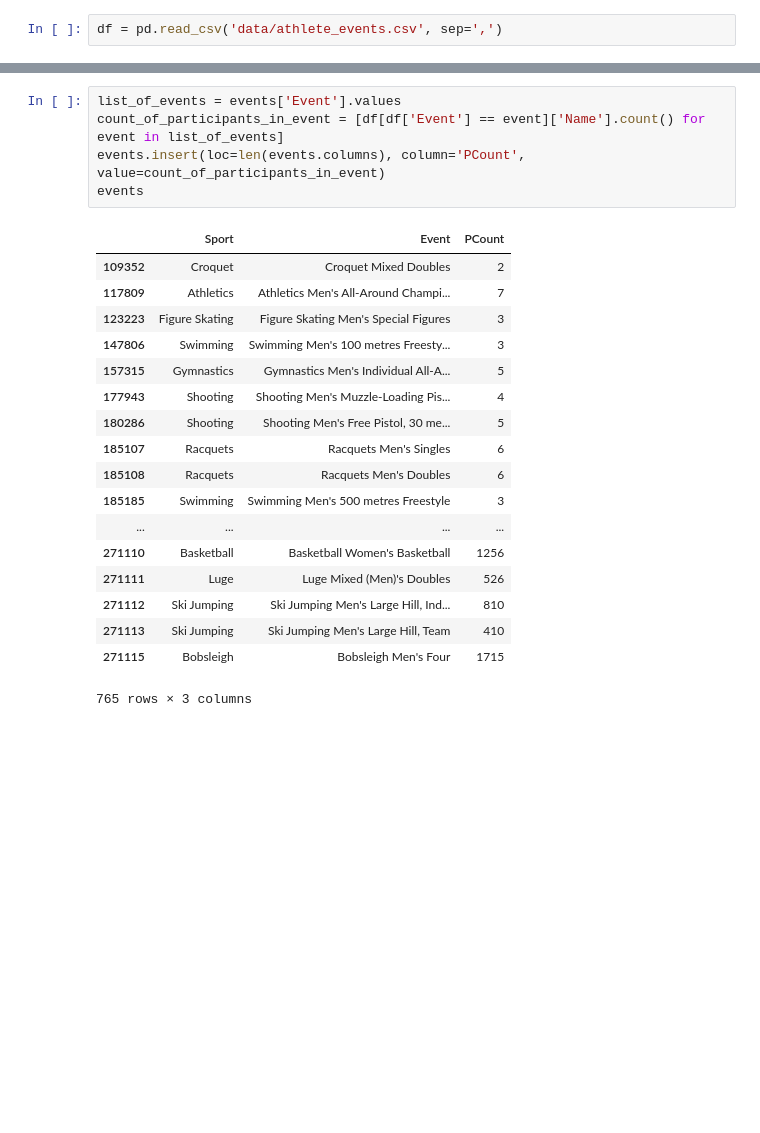
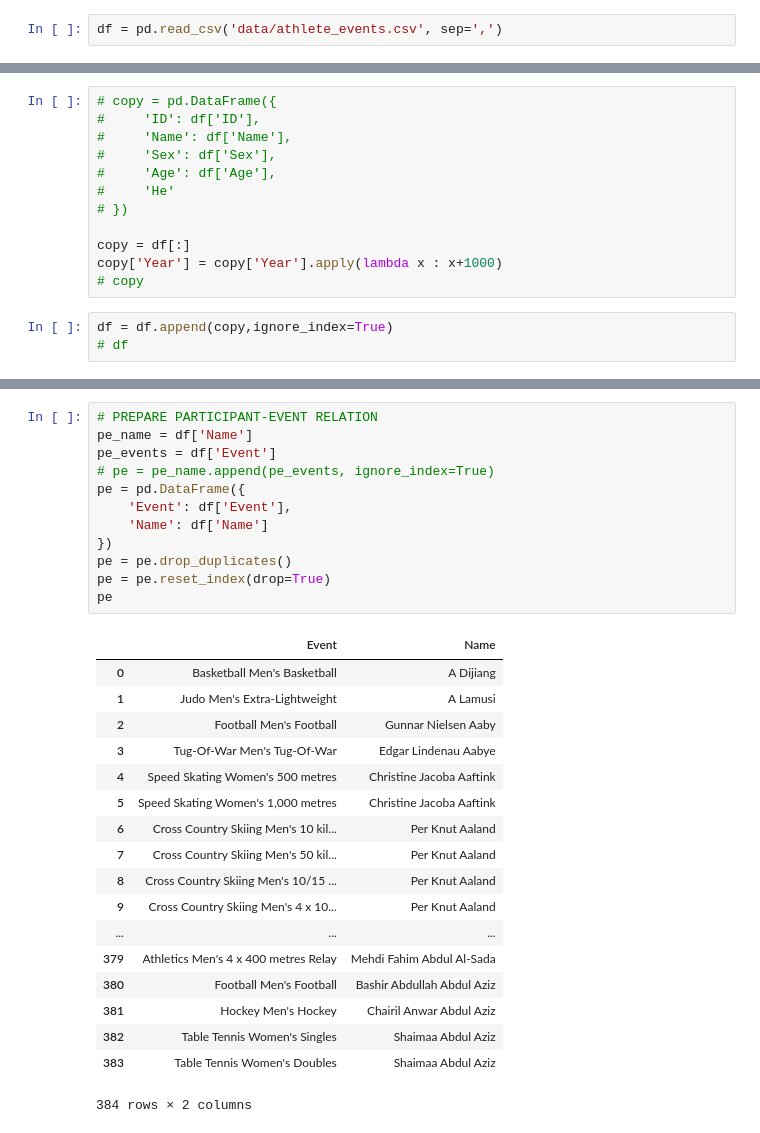
Before and after one commit to Ermako27/data_base, a Jupyter notebook: lab1/try_pandas.ipynb, the cells around one changed output, grey strips where cells are left out. Cells and saved outputs as stored; diff of their text form; blank space fills up the shorter version.

```diff
--- a/lab1/try_pandas.ipynb
+++ b/lab1/try_pandas.ipynb
@@ -27,3 +11,18 @@ df[:20]
+# %%
+# copy = pd.DataFrame({
+#     'ID': df['ID'],
+#     'Name': df['Name'],
+#     'Sex': df['Sex'],
+#     'Age': df['Age'],
+#     'He'
+# })
+
+copy = df[:]
+copy['Year'] = copy['Year'].apply(lambda x : x+1000)
+# copy
+# %%
+df = df.append(copy,ignore_index=True)
+# df
 # %%
 # PARTICIPANTS TABLE PREPARE
 participants = df.loc[:, 'Name':'Team'] # взять часть столбцов из таблицы (срез по столбцам)
@@ -118,24 +63,31 @@ events
-# %%
-list_of_events = events['Event'].values
-count_of_participants_in_event = [df[df['Event'] == event]['Name'].count() for event in list_of_events]
-events.insert(loc=len(events.columns), column='PCount', value=count_of_participants_in_event)
-events
-# %% [output]
-|  | Sport | Event | PCount |
-| 109352 | Croquet | Croquet Mixed Doubles | 2 |
-| 117809 | Athletics | Athletics Men's All-Around Champi... | 7 |
-| 123223 | Figure Skating | Figure Skating Men's Special Figures | 3 |
-| 147806 | Swimming | Swimming Men's 100 metres Freesty... | 3 |
-| 157315 | Gymnastics | Gymnastics Men's Individual All-A... | 5 |
-| 177943 | Shooting | Shooting Men's Muzzle-Loading Pis... | 4 |
-| 180286 | Shooting | Shooting Men's Free Pistol, 30 me... | 5 |
-| 185107 | Racquets | Racquets Men's Singles | 6 |
-| 185108 | Racquets | Racquets Men's Doubles | 6 |
-| 185185 | Swimming | Swimming Men's 500 metres Freestyle | 3 |
-| ... | ... | ... | ... |
-| 271110 | Basketball | Basketball Women's Basketball | 1256 |
-| 271111 | Luge | Luge Mixed (Men)'s Doubles | 526 |
-| 271112 | Ski Jumping | Ski Jumping Men's Large Hill, Ind... | 810 |
-| 271113 | Ski Jumping | Ski Jumping Men's Large Hill, Team | 410 |
-| 271115 | Bobsleigh | Bobsleigh Men's Four | 1715 |
-765 rows × 3 columns
+# %%
+# PREPARE PARTICIPANT-EVENT RELATION
+pe_name = df['Name']
+pe_events = df['Event']
+# pe = pe_name.append(pe_events, ignore_index=True)
+pe = pd.DataFrame({
+    'Event': df['Event'],
+    'Name': df['Name']
+})
+pe = pe.drop_duplicates()
+pe = pe.reset_index(drop=True)
+pe
+# %% [output]
+|  | Event | Name |
+| 0 | Basketball Men's Basketball | A Dijiang |
+| 1 | Judo Men's Extra-Lightweight | A Lamusi |
+| 2 | Football Men's Football | Gunnar Nielsen Aaby |
+| 3 | Tug-Of-War Men's Tug-Of-War | Edgar Lindenau Aabye |
+| 4 | Speed Skating Women's 500 metres | Christine Jacoba Aaftink |
+| 5 | Speed Skating Women's 1,000 metres | Christine Jacoba Aaftink |
+| 6 | Cross Country Skiing Men's 10 kil... | Per Knut Aaland |
+| 7 | Cross Country Skiing Men's 50 kil... | Per Knut Aaland |
+| 8 | Cross Country Skiing Men's 10/15 ... | Per Knut Aaland |
+| 9 | Cross Country Skiing Men's 4 x 10... | Per Knut Aaland |
+| ... | ... | ... |
+| 379 | Athletics Men's 4 x 400 metres Relay | Mehdi Fahim Abdul Al-Sada |
+| 380 | Football Men's Football | Bashir Abdullah Abdul Aziz |
+| 381 | Hockey Men's Hockey | Chairil Anwar Abdul Aziz |
+| 382 | Table Tennis Women's Singles | Shaimaa Abdul Aziz |
+| 383 | Table Tennis Women's Doubles | Shaimaa Abdul Aziz |
+384 rows × 2 columns
```
Also changed, not shown: parts of 12 cells of this notebook, 1 other file.
